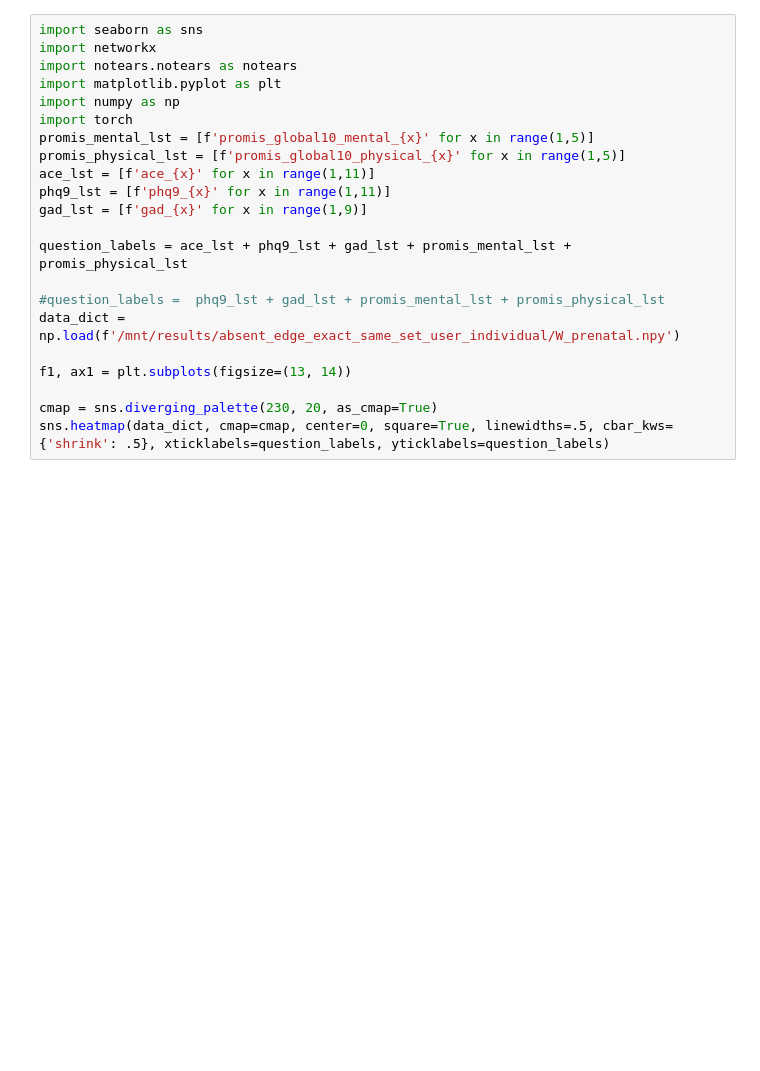
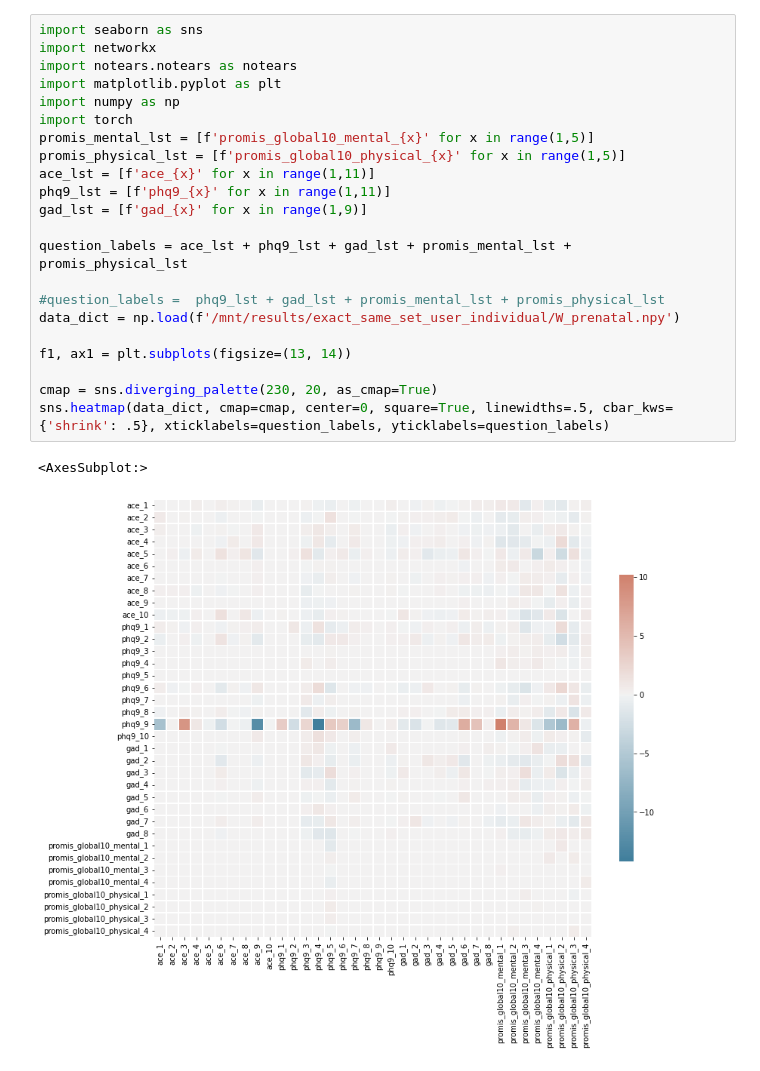
Before and after one commit to smilejennyyu/BUMP_code, a Jupyter notebook: robust_analysis_prenatal.ipynb, the cells around one changed output. Cells and saved outputs as stored; diff of their text form; blank space fills up the shorter version.

```diff
--- a/robust_analysis_prenatal.ipynb
+++ b/robust_analysis_prenatal.ipynb
@@ -30,25 +45,28 @@ networkx.draw_networkx_edge_labels(weighted_G,pos=layout,edge_labels=labels)
 # %%
 import seaborn as sns
 import networkx
 import notears.notears as notears
 import matplotlib.pyplot as plt
 import numpy as np
 import torch
 promis_mental_lst = [f'promis_global10_mental_{x}' for x in range(1,5)]
 promis_physical_lst = [f'promis_global10_physical_{x}' for x in range(1,5)]
 ace_lst = [f'ace_{x}' for x in range(1,11)]
 phq9_lst = [f'phq9_{x}' for x in range(1,11)]
 gad_lst = [f'gad_{x}' for x in range(1,9)]
 
 question_labels = ace_lst + phq9_lst + gad_lst + promis_mental_lst + promis_physical_lst
 
 #question_labels =  phq9_lst + gad_lst + promis_mental_lst + promis_physical_lst
-data_dict = np.load(f'/mnt/results/absent_edge_exact_same_set_user_individual/W_prenatal.npy')
+data_dict = np.load(f'/mnt/results/exact_same_set_user_individual/W_prenatal.npy')
 
 f1, ax1 = plt.subplots(figsize=(13, 14))
 
 cmap = sns.diverging_palette(230, 20, as_cmap=True)
 sns.heatmap(data_dict, cmap=cmap, center=0, square=True, linewidths=.5, cbar_kws={'shrink': .5}, xticklabels=question_labels, yticklabels=question_labels)
+# %% [output]
+<AxesSubplot:>
+[figure, added]
 # %%
 import seaborn as sns
 import networkx
```
Also changed, not shown: parts of 5 cells of this notebook, 3 other files.
